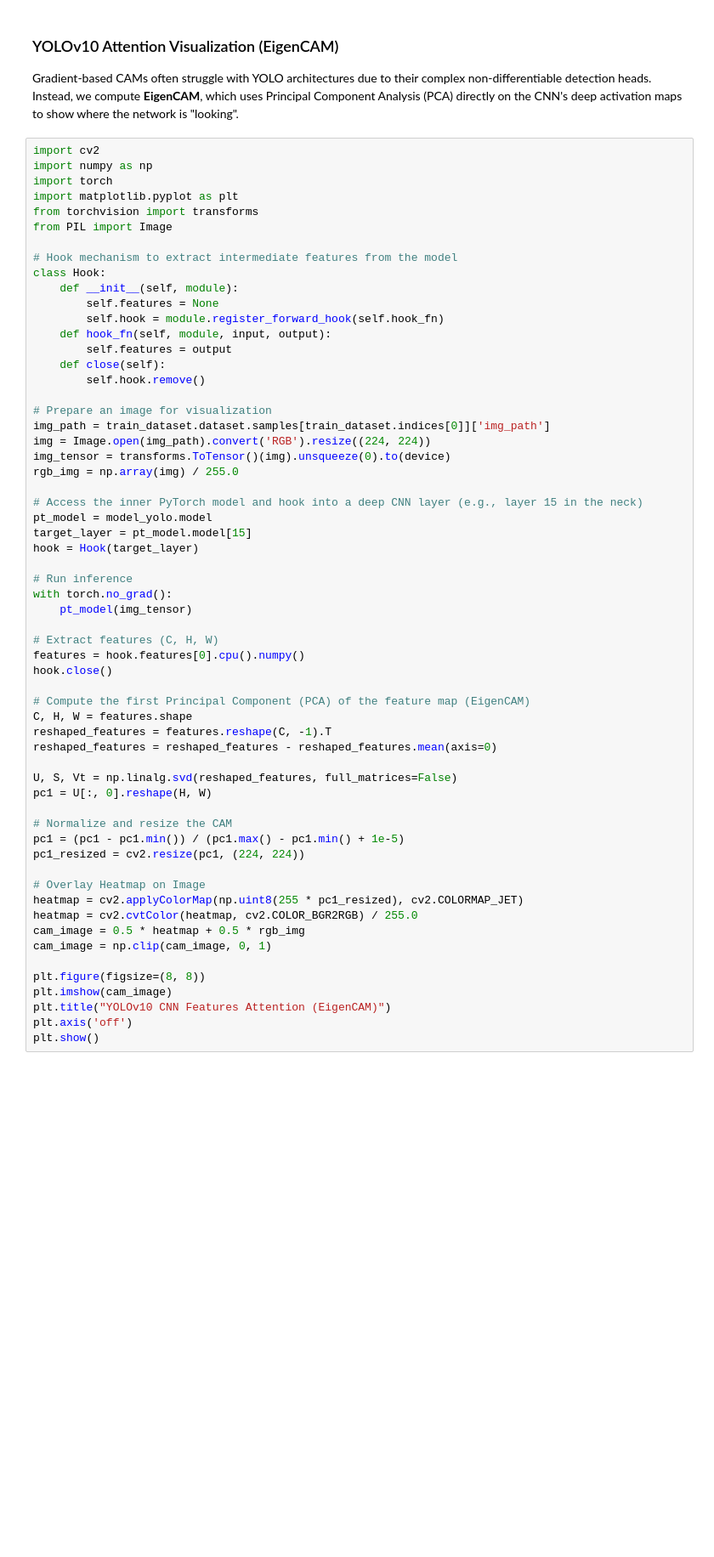
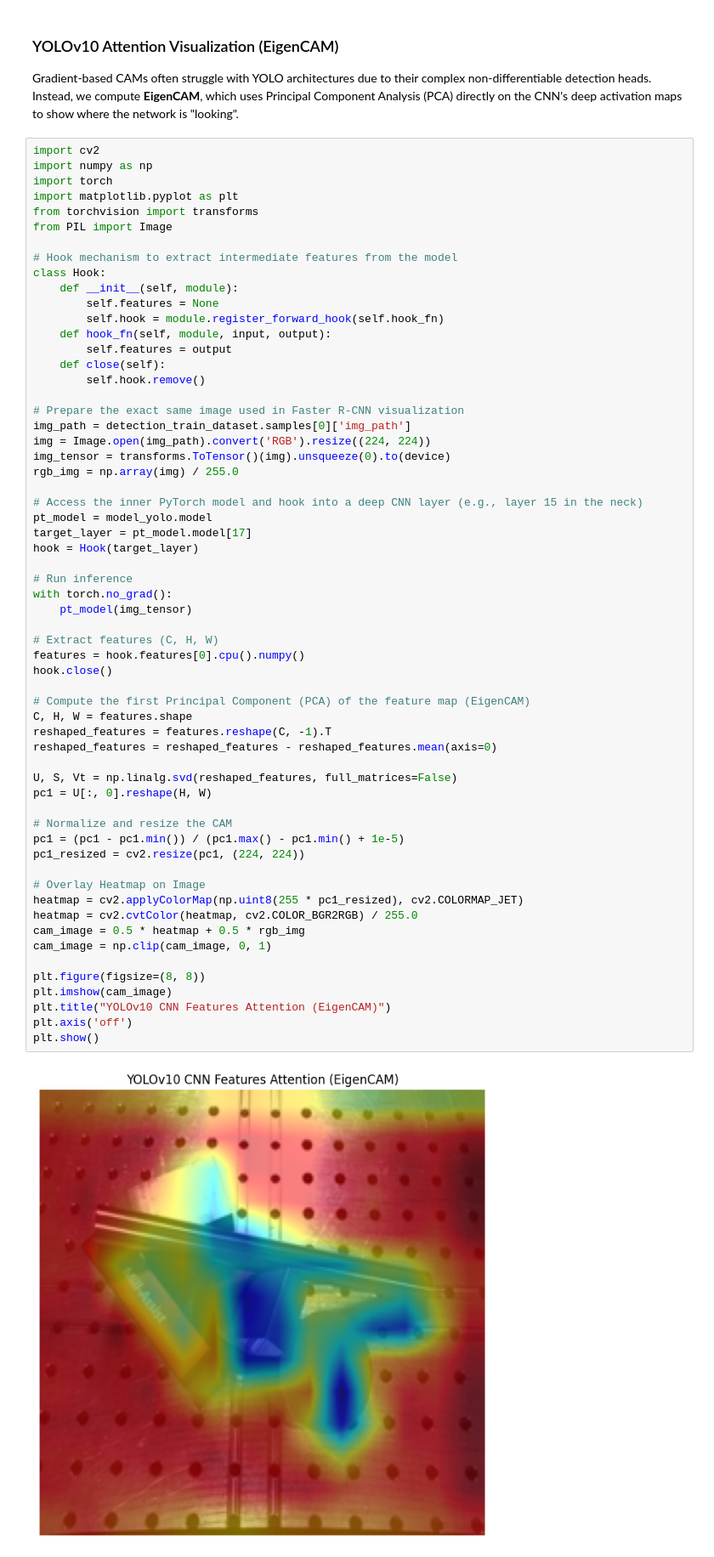
Before and after one commit to Eikthyrnir/uam-cv-sim-to-real-interpretability, a Jupyter notebook: DIMO_detection_pipeline.ipynb, the cells around one changed output. Shown at 85% size. Cells and saved outputs as stored; diff of their text form; blank space fills up the shorter version.

```diff
--- a/DIMO_detection_pipeline.ipynb
+++ b/DIMO_detection_pipeline.ipynb
@@ -933,45 +971,47 @@ class Hook:
     def close(self):
         self.hook.remove()
 
-# Prepare an image for visualization
-img_path = train_dataset.dataset.samples[train_dataset.indices[0]]['img_path']
+# Prepare the exact same image used in Faster R-CNN visualization
+img_path = detection_train_dataset.samples[0]['img_path']
 img = Image.open(img_path).convert('RGB').resize((224, 224))
 img_tensor = transforms.ToTensor()(img).unsqueeze(0).to(device)
 rgb_img = np.array(img) / 255.0
 
 # Access the inner PyTorch model and hook into a deep CNN layer (e.g., layer 15 in the neck)
 pt_model = model_yolo.model
-target_layer = pt_model.model[15]
+target_layer = pt_model.model[17]
 hook = Hook(target_layer)
 
 # Run inference
 with torch.no_grad():
     pt_model(img_tensor)
 
 # Extract features (C, H, W)
 features = hook.features[0].cpu().numpy()
 hook.close()
 
 # Compute the first Principal Component (PCA) of the feature map (EigenCAM)
 C, H, W = features.shape
 reshaped_features = features.reshape(C, -1).T
 reshaped_features = reshaped_features - reshaped_features.mean(axis=0)
 
 U, S, Vt = np.linalg.svd(reshaped_features, full_matrices=False)
 pc1 = U[:, 0].reshape(H, W)
 
 # Normalize and resize the CAM
 pc1 = (pc1 - pc1.min()) / (pc1.max() - pc1.min() + 1e-5)
 pc1_resized = cv2.resize(pc1, (224, 224))
 
 # Overlay Heatmap on Image
 heatmap = cv2.applyColorMap(np.uint8(255 * pc1_resized), cv2.COLORMAP_JET)
 heatmap = cv2.cvtColor(heatmap, cv2.COLOR_BGR2RGB) / 255.0
 cam_image = 0.5 * heatmap + 0.5 * rgb_img
 cam_image = np.clip(cam_image, 0, 1)
 
 plt.figure(figsize=(8, 8))
 plt.imshow(cam_image)
 plt.title("YOLOv10 CNN Features Attention (EigenCAM)")
 plt.axis('off')
 plt.show()
+# %% [output]
+[figure, added]
```
Also changed, not shown: parts of 4 cells of this notebook.
